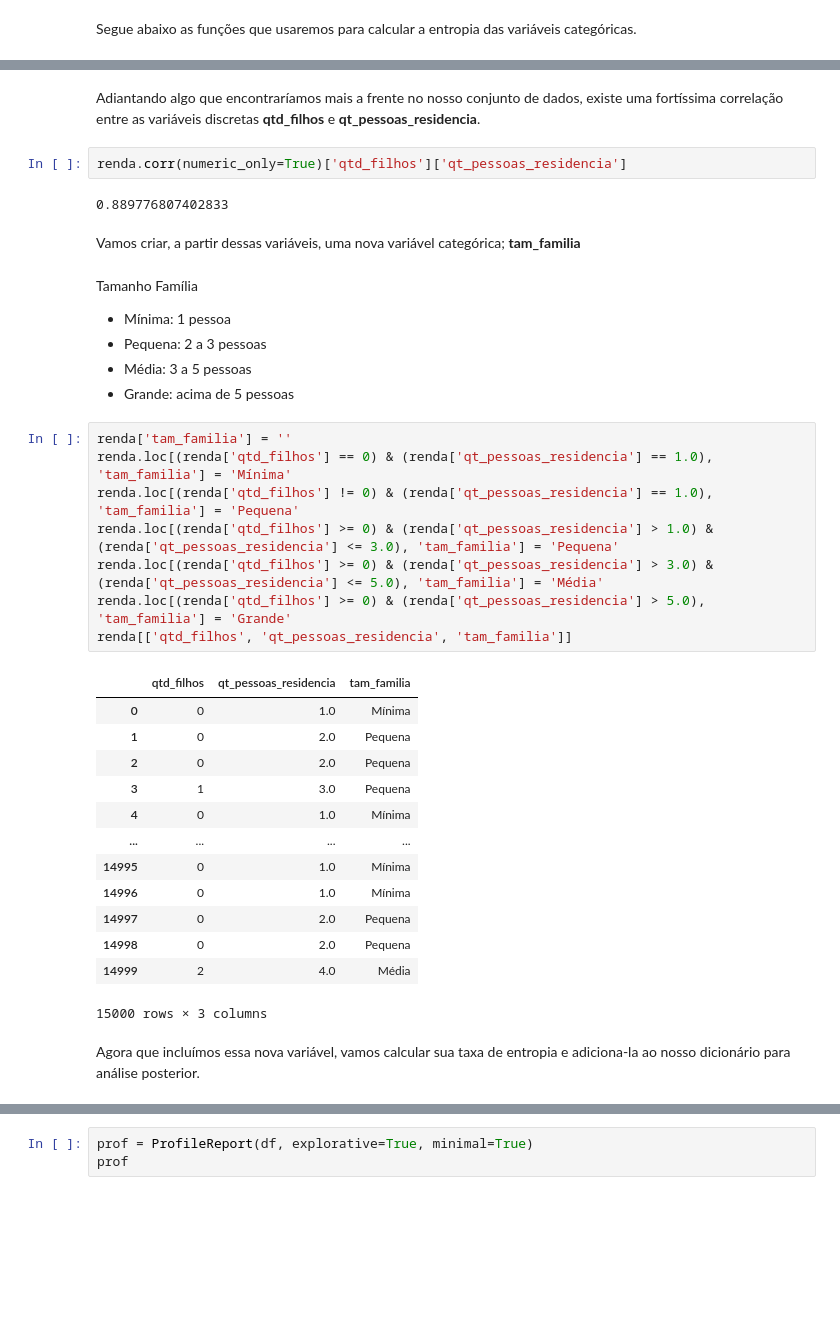
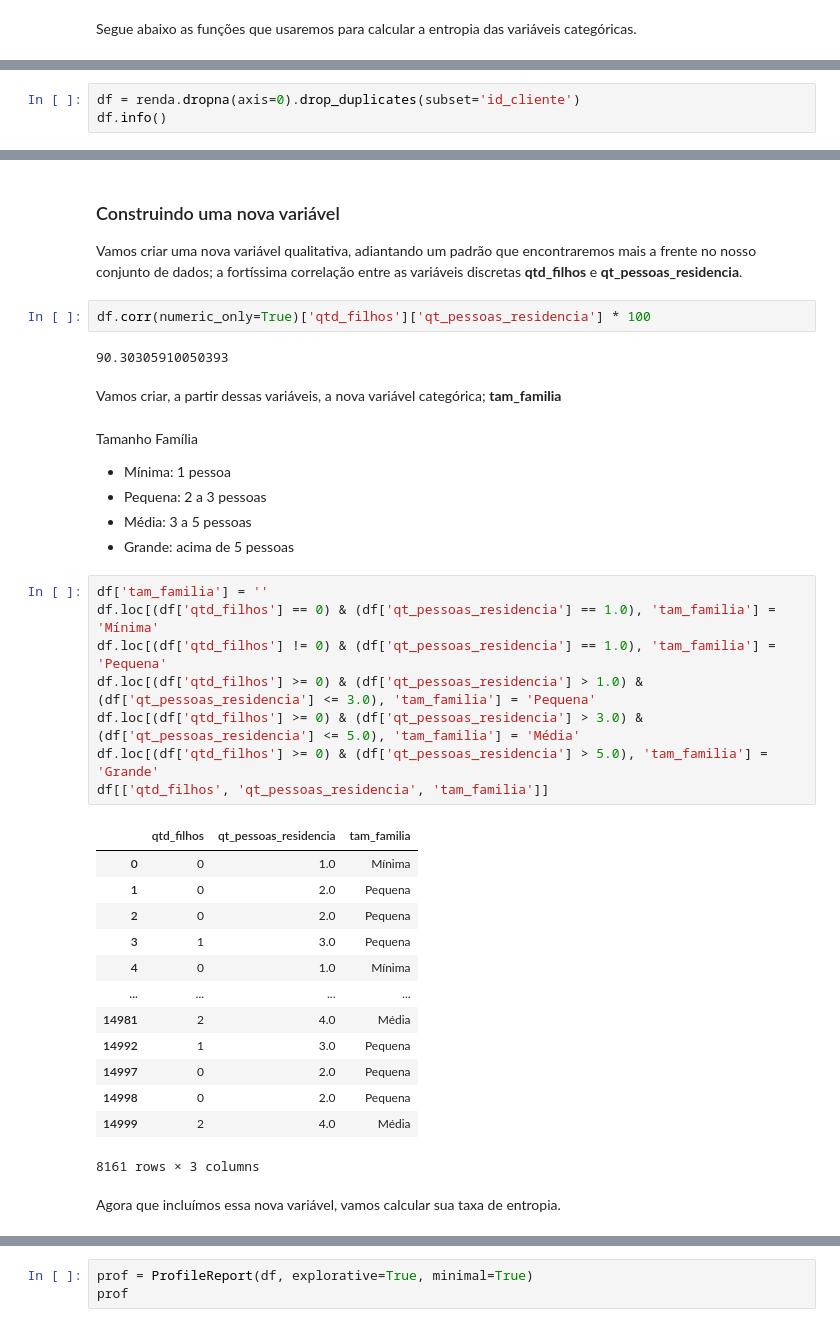
Before and after one commit to PinguinCoding/previsao-renda, a Jupyter notebook: notebooks/exploracao-de-dados.ipynb, the cells around one changed output, grey strips where cells are left out. Cells and saved outputs as stored; diff of their text form; blank space fills up the shorter version.

```diff
--- a/notebooks/exploracao-de-dados.ipynb
+++ b/notebooks/exploracao-de-dados.ipynb
@@ -225,0 +263,3 @@ memory usage: 1.4+ MB
+# %%
+df = renda.dropna(axis=0).drop_duplicates(subset='id_cliente')
+df.info()
@@ -226,11 +284,13 @@ memory usage: 1.4+ MB
 # %% [markdown]
-Adiantando algo que encontraríamos mais a frente no nosso conjunto de dados, existe uma fortíssima correlação entre as variáveis discretas **qtd_filhos** e **qt_pessoas_residencia**.
+### Construindo uma nova variável
+
+Vamos criar uma nova variável qualitativa, adiantando um padrão que encontraremos mais a frente no nosso conjunto de dados; a fortíssima correlação entre as variáveis discretas **qtd_filhos** e **qt_pessoas_residencia**.
 # %%
-renda.corr(numeric_only=True)['qtd_filhos']['qt_pessoas_residencia']
+df.corr(numeric_only=True)['qtd_filhos']['qt_pessoas_residencia'] * 100
 # %% [output]
-0.889776807402833
+90.30305910050393
 # %% [markdown]
-Vamos criar, a partir dessas variáveis, uma nova variável categórica; **tam_familia**
+Vamos criar, a partir dessas variáveis, a nova variável categórica; **tam_familia**
 # %% [markdown]
 Tamanho Família
 
@@ -239,27 +299,27 @@ Tamanho Família
 - Média: 3 a 5 pessoas
 - Grande: acima de 5 pessoas
 # %%
-renda['tam_familia'] = ''
-renda.loc[(renda['qtd_filhos'] == 0) & (renda['qt_pessoas_residencia'] == 1.0), 'tam_familia'] = 'Mínima'
-renda.loc[(renda['qtd_filhos'] != 0) & (renda['qt_pessoas_residencia'] == 1.0), 'tam_familia'] = 'Pequena'
-renda.loc[(renda['qtd_filhos'] >= 0) & (renda['qt_pessoas_residencia'] > 1.0) & (renda['qt_pessoas_residencia'] <= 3.0), 'tam_familia'] = 'Pequena'
-renda.loc[(renda['qtd_filhos'] >= 0) & (renda['qt_pessoas_residencia'] > 3.0) & (renda['qt_pessoas_residencia'] <= 5.0), 'tam_familia'] = 'Média'
-renda.loc[(renda['qtd_filhos'] >= 0) & (renda['qt_pessoas_residencia'] > 5.0), 'tam_familia'] = 'Grande'
-renda[['qtd_filhos', 'qt_pessoas_residencia', 'tam_familia']]
+df['tam_familia'] = ''
+df.loc[(df['qtd_filhos'] == 0) & (df['qt_pessoas_residencia'] == 1.0), 'tam_familia'] = 'Mínima'
+df.loc[(df['qtd_filhos'] != 0) & (df['qt_pessoas_residencia'] == 1.0), 'tam_familia'] = 'Pequena'
+df.loc[(df['qtd_filhos'] >= 0) & (df['qt_pessoas_residencia'] > 1.0) & (df['qt_pessoas_residencia'] <= 3.0), 'tam_familia'] = 'Pequena'
+df.loc[(df['qtd_filhos'] >= 0) & (df['qt_pessoas_residencia'] > 3.0) & (df['qt_pessoas_residencia'] <= 5.0), 'tam_familia'] = 'Média'
+df.loc[(df['qtd_filhos'] >= 0) & (df['qt_pessoas_residencia'] > 5.0), 'tam_familia'] = 'Grande'
+df[['qtd_filhos', 'qt_pessoas_residencia', 'tam_familia']]
 # %% [output]
 |  | qtd_filhos | qt_pessoas_residencia | tam_familia |
 | 0 | 0 | 1.0 | Mínima |
 | 1 | 0 | 2.0 | Pequena |
 | 2 | 0 | 2.0 | Pequena |
 | 3 | 1 | 3.0 | Pequena |
 | 4 | 0 | 1.0 | Mínima |
 | ... | ... | ... | ... |
-| 14995 | 0 | 1.0 | Mínima |
-| 14996 | 0 | 1.0 | Mínima |
+| 14981 | 2 | 4.0 | Média |
+| 14992 | 1 | 3.0 | Pequena |
 | 14997 | 0 | 2.0 | Pequena |
 | 14998 | 0 | 2.0 | Pequena |
 | 14999 | 2 | 4.0 | Média |
-15000 rows × 3 columns
+8161 rows × 3 columns
 # %% [markdown]
-Agora que incluímos essa nova variável, vamos calcular sua taxa de entropia e adiciona-la ao nosso dicionário para análise posterior.
+Agora que incluímos essa nova variável, vamos calcular sua taxa de entropia.
 # %%
```
Also changed, not shown: parts of 73 cells of this notebook, 3 other files.
